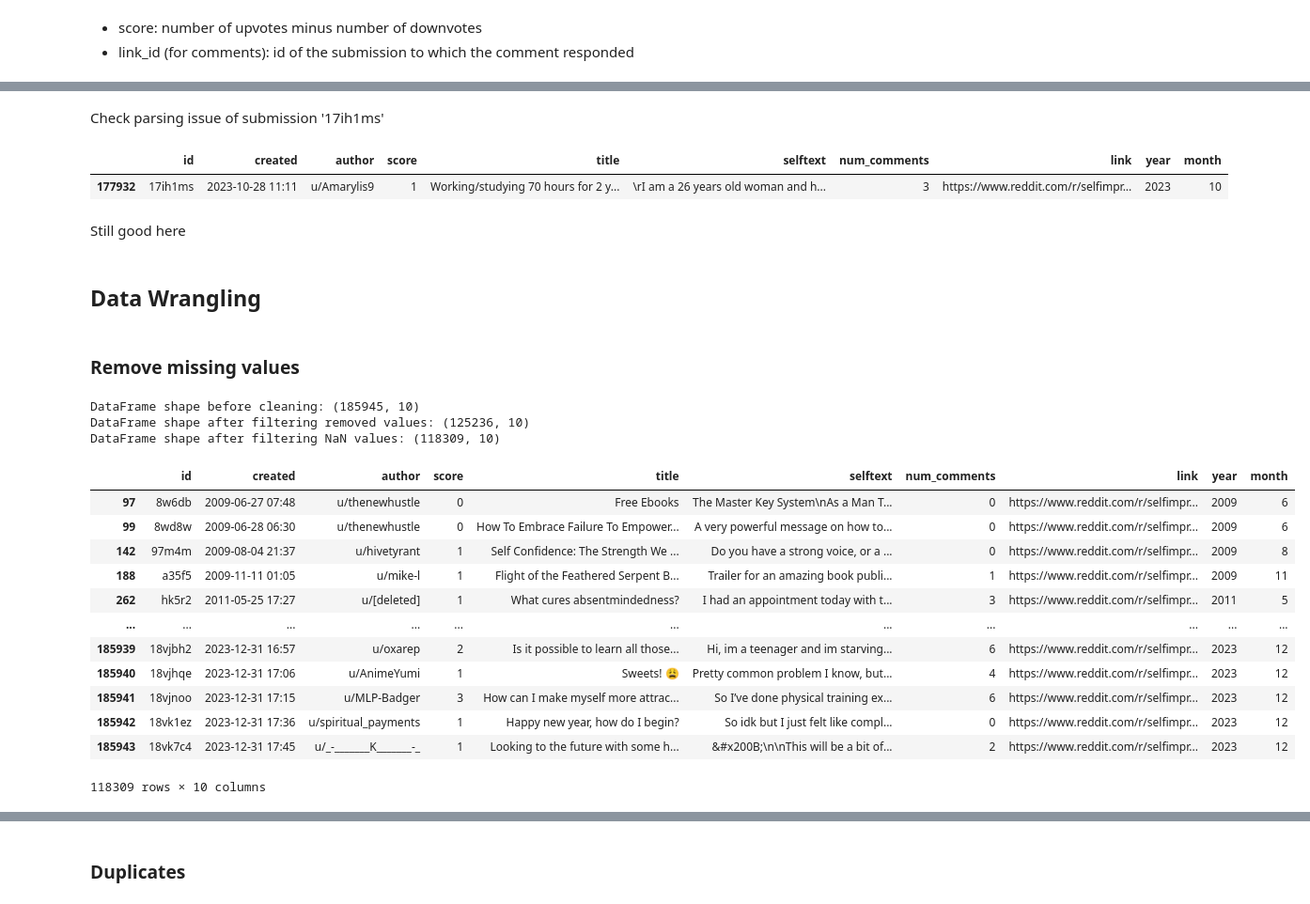
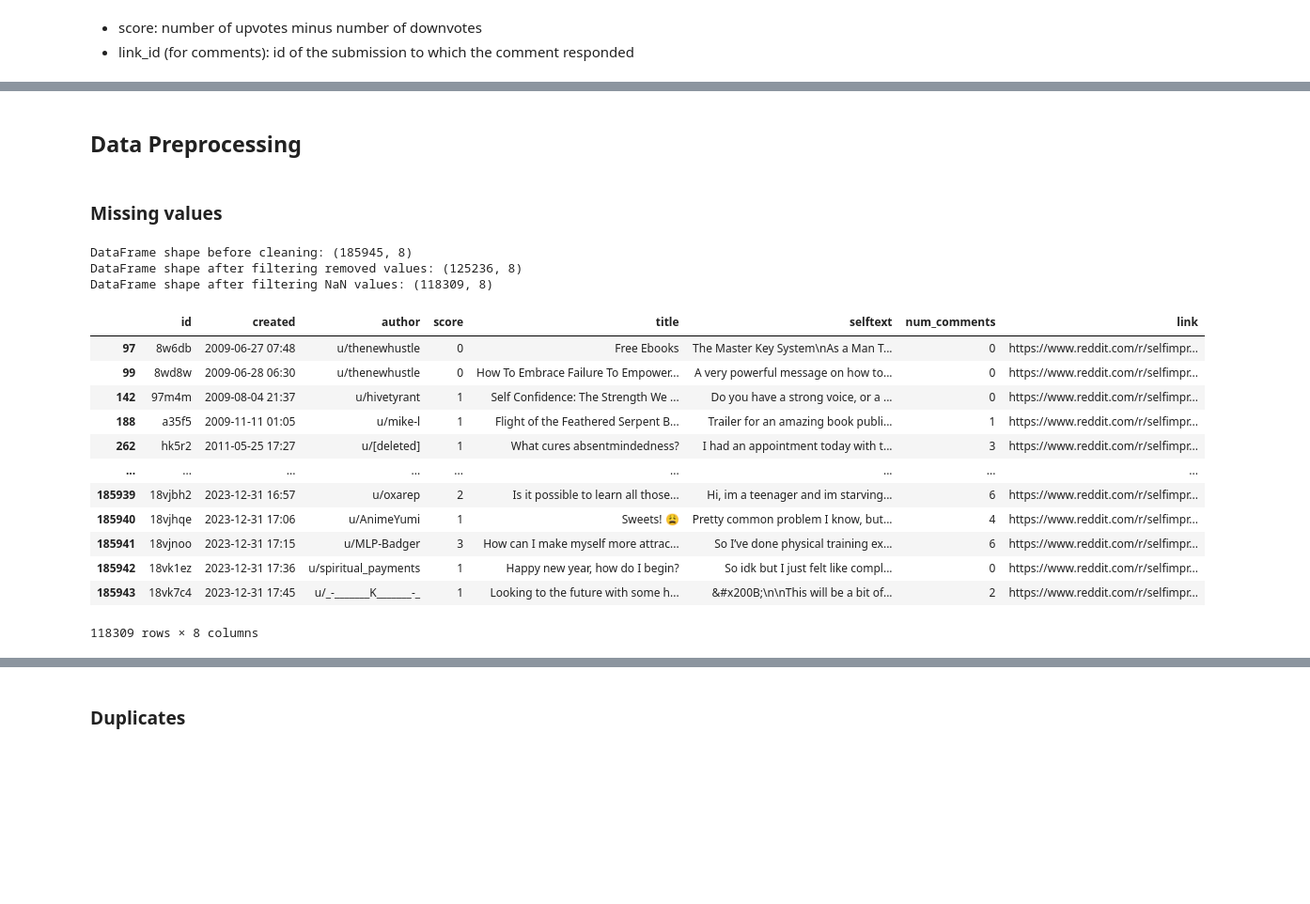
Before and after one commit to natashacarpcast/moralization-selfimprovement, a Jupyter notebook: cleaning_notebook.ipynb, the cells around one changed output, grey strips where cells are left out. Shown: that part at 94% size. Saved outputs shown, nothing was run; the diff lists cells and outputs as text; code cells hidden in the pictures; blank space fills up the shorter version.

Commit message:
polished cleaning notebook and changed columns for output csv file

```diff
--- a/cleaning_notebook.ipynb
+++ b/cleaning_notebook.ipynb
@@ -10,6 +10,6 @@ pd.reset_option('all')
 - score: number of upvotes minus number of downvotes
 - link_id (for comments): id of the submission to which the comment responded
 # %%
-submissions_raw = pd.read_csv("self_i_raw_data/self_i_submissions.csv")
-comments_raw = pd.read_csv("self_i_raw_data/self_i_comments.csv")
+submissions_raw = pd.read_csv("data/self_i_submissions.csv")
+comments_raw = pd.read_csv("data/self_i_comments.csv")
 # %%
@@ -49,25 +32,0 @@ comments_raw
-# %%
-#Extract year and month of publication
-
-def extract_time(date_string):
-    '''
-    Extracts year and month of publication from the "created column
-
-    Input:
-        - date_string: date and hour of publication
-
-    Returns:
-        (tuple): year and date of publication'''
-    date_object = datetime.strptime(date_string, "%Y-%m-%d %H:%M")
-
-    return date_object.year, date_object.month
-
-#Asked ChatGPT: "I have this function to retrieve year and date from a column in
-#pandas dataframe. How can I use it so two new columns can be added: year and date?"
-
-
-submissions_raw[['year', 'month']] = submissions_raw['created'].apply\
-                                           (lambda x: pd.Series(extract_time(x)))
-
-comments_raw[['year', 'month']] = comments_raw['created'].apply\
-                                           (lambda x: pd.Series(extract_time(x)))
@@ -118,16 +33,7 @@ Name: count, dtype: int64
-# %% [markdown]
-Check parsing issue of submission '17ih1ms'
-# %%
-submissions_raw[submissions_raw.id == '17ih1ms']
-# %% [output]
-|  | id | created | author | score | title | selftext | num_comments | link | year | month |
-| 177932 | 17ih1ms | 2023-10-28 11:11 | u/Amarylis9 | 1 | Working/studying 70 hours for 2 y... | \rI am a 26 years old woman and h... | 3 | https://www.reddit.com/r/selfimpr... | 2023 | 10 |
-# %% [markdown]
-Still good here
 # %% [markdown]
-## Data Wrangling
+## Data Preprocessing
 # %% [markdown]
-### Remove missing values
+### Missing values
 # %%
 def remove_missing_data(raw_df, column):
     '''
@@ -158,23 +64,23 @@ def remove_missing_data(raw_df, column):
 
     return filtered_df
 # %%
-submissions_filtered = remove_missing_data(submissions_raw, "selftext")
-submissions_filtered
+submissions_filtered1 = remove_missing_data(submissions_raw, "selftext")
+submissions_filtered1
 # %% [output]
-DataFrame shape before cleaning: (185945, 10)
-DataFrame shape after filtering removed values: (125236, 10)
-DataFrame shape after filtering NaN values: (118309, 10)
+DataFrame shape before cleaning: (185945, 8)
+DataFrame shape after filtering removed values: (125236, 8)
+DataFrame shape after filtering NaN values: (118309, 8)
-|  | id | created | author | score | title | selftext | num_comments | link | year | month |
-| 97 | 8w6db | 2009-06-27 07:48 | u/thenewhustle | 0 | Free Ebooks | The Master Key System\nAs a Man T... | 0 | https://www.reddit.com/r/selfimpr... | 2009 | 6 |
-| 99 | 8wd8w | 2009-06-28 06:30 | u/thenewhustle | 0 | How To Embrace Failure To Empower... | A very powerful message on how to... | 0 | https://www.reddit.com/r/selfimpr... | 2009 | 6 |
-| 142 | 97m4m | 2009-08-04 21:37 | u/hivetyrant | 1 | Self Confidence: The Strength We ... | Do you have a strong voice, or a ... | 0 | https://www.reddit.com/r/selfimpr... | 2009 | 8 |
-| 188 | a35f5 | 2009-11-11 01:05 | u/mike-l | 1 | Flight of the Feathered Serpent B... | Trailer for an amazing book publi... | 1 | https://www.reddit.com/r/selfimpr... | 2009 | 11 |
-| 262 | hk5r2 | 2011-05-25 17:27 | u/[deleted] | 1 | What cures absentmindedness? | I had an appointment today with t... | 3 | https://www.reddit.com/r/selfimpr... | 2011 | 5 |
-| ... | ... | ... | ... | ... | ... | ... | ... | ... | ... | ... |
-| 185939 | 18vjbh2 | 2023-12-31 16:57 | u/oxarep | 2 | Is it possible to learn all those... | Hi, im a teenager and im starving... | 6 | https://www.reddit.com/r/selfimpr... | 2023 | 12 |
-| 185940 | 18vjhqe | 2023-12-31 17:06 | u/AnimeYumi | 1 | Sweets! 😩 | Pretty common problem I know, but... | 4 | https://www.reddit.com/r/selfimpr... | 2023 | 12 |
-| 185941 | 18vjnoo | 2023-12-31 17:15 | u/MLP-Badger | 3 | How can I make myself more attrac... | So I’ve done physical training ex... | 6 | https://www.reddit.com/r/selfimpr... | 2023 | 12 |
-| 185942 | 18vk1ez | 2023-12-31 17:36 | u/spiritual_payments | 1 | Happy new year, how do I begin? | So idk but I just felt like compl... | 0 | https://www.reddit.com/r/selfimpr... | 2023 | 12 |
-| 185943 | 18vk7c4 | 2023-12-31 17:45 | u/_-_______K_______-_ | 1 | Looking to the future with some h... | &#x200B;\n\nThis will be a bit of... | 2 | https://www.reddit.com/r/selfimpr... | 2023 | 12 |
+|  | id | created | author | score | title | selftext | num_comments | link |
+| 97 | 8w6db | 2009-06-27 07:48 | u/thenewhustle | 0 | Free Ebooks | The Master Key System\nAs a Man T... | 0 | https://www.reddit.com/r/selfimpr... |
+| 99 | 8wd8w | 2009-06-28 06:30 | u/thenewhustle | 0 | How To Embrace Failure To Empower... | A very powerful message on how to... | 0 | https://www.reddit.com/r/selfimpr... |
+| 142 | 97m4m | 2009-08-04 21:37 | u/hivetyrant | 1 | Self Confidence: The Strength We ... | Do you have a strong voice, or a ... | 0 | https://www.reddit.com/r/selfimpr... |
+| 188 | a35f5 | 2009-11-11 01:05 | u/mike-l | 1 | Flight of the Feathered Serpent B... | Trailer for an amazing book publi... | 1 | https://www.reddit.com/r/selfimpr... |
+| 262 | hk5r2 | 2011-05-25 17:27 | u/[deleted] | 1 | What cures absentmindedness? | I had an appointment today with t... | 3 | https://www.reddit.com/r/selfimpr... |
+| ... | ... | ... | ... | ... | ... | ... | ... | ... |
+| 185939 | 18vjbh2 | 2023-12-31 16:57 | u/oxarep | 2 | Is it possible to learn all those... | Hi, im a teenager and im starving... | 6 | https://www.reddit.com/r/selfimpr... |
+| 185940 | 18vjhqe | 2023-12-31 17:06 | u/AnimeYumi | 1 | Sweets! 😩 | Pretty common problem I know, but... | 4 | https://www.reddit.com/r/selfimpr... |
+| 185941 | 18vjnoo | 2023-12-31 17:15 | u/MLP-Badger | 3 | How can I make myself more attrac... | So I’ve done physical training ex... | 6 | https://www.reddit.com/r/selfimpr... |
+| 185942 | 18vk1ez | 2023-12-31 17:36 | u/spiritual_payments | 1 | Happy new year, how do I begin? | So idk but I just felt like compl... | 0 | https://www.reddit.com/r/selfimpr... |
+| 185943 | 18vk7c4 | 2023-12-31 17:45 | u/_-_______K_______-_ | 1 | Looking to the future with some h... | &#x200B;\n\nThis will be a bit of... | 2 | https://www.reddit.com/r/selfimpr... |
-118309 rows × 10 columns
+118309 rows × 8 columns
 # %%
```
Also changed, not shown: parts of 79 cells of this notebook.
